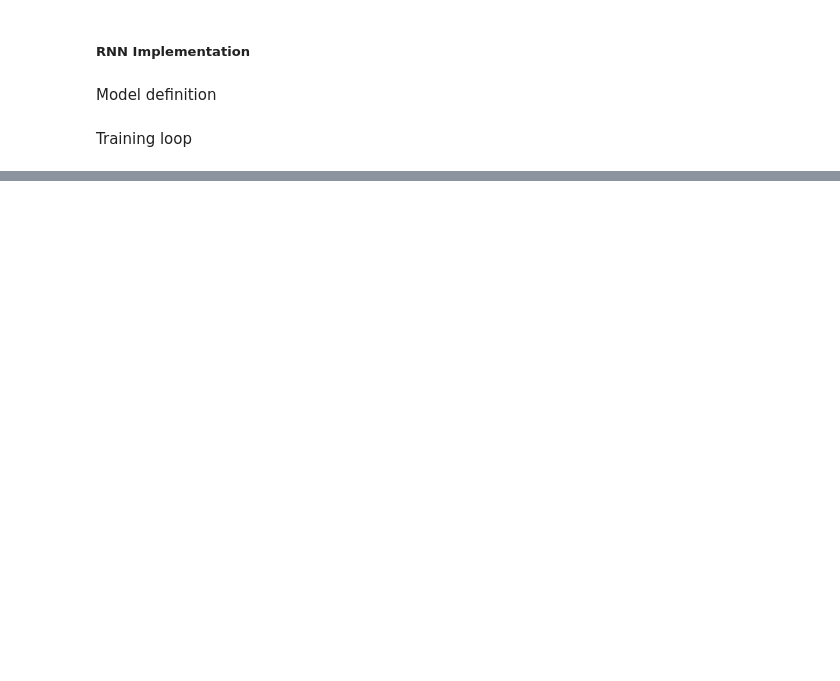
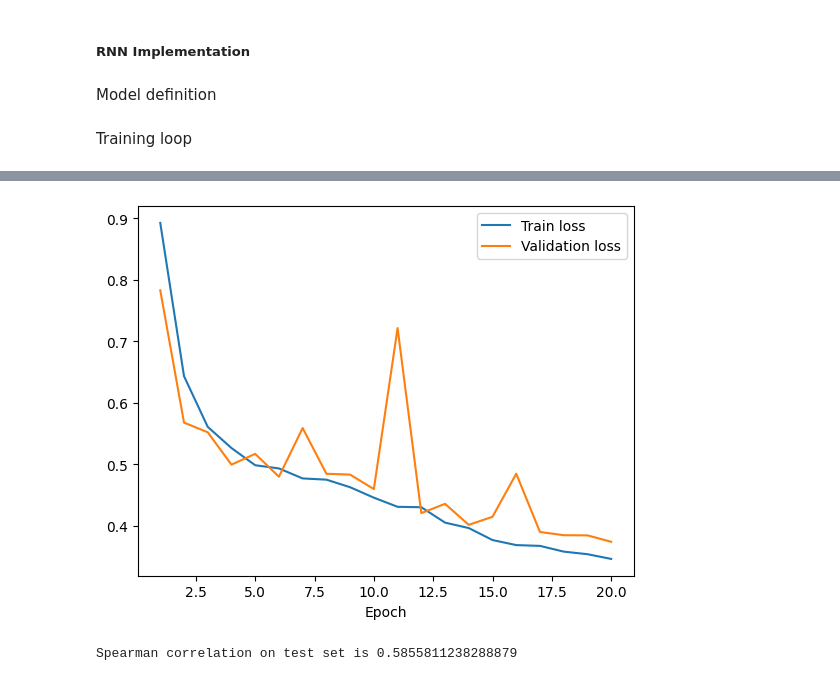
Before and after one commit to mels273/dl-homework2, a Jupyter notebook: q2/Q2.ipynb, the cells around one changed output, grey strips where cells are left out. Saved outputs shown, nothing was run; the diff lists cells and outputs as text; code cells hidden in the pictures; blank space fills up the shorter version.

```diff
--- a/q2/Q2.ipynb
+++ b/q2/Q2.ipynb
@@ -331,0 +535,31 @@ tensor(0.5584)
+# %%
+# Plots
+epochs = [i+1 for i in range(20)]
+
+plot(epochs, {"Train loss":best_model["train_losses"], "Validation loss":best_model["val_losses"]})
+# %% [output]
+[figure, added]
+# %%
+# Evaluate on test dataset
+model = RNN().to(device)
+
+# Data loader for test dataset
+test_loader = DataLoader(ds_test, len(ds_test), shuffle=False)
+
+model.load_state_dict(best_model["state"])
+
+test_corr = 0.0
+for x, y, mask in test_loader:
+
+    # Add channel dimension to x
+    x = x.unsqueeze(1)
+
+    # Compute spearman correlation
+    test_corr = masked_spearman_correlation( model(x), y, mask)
+
+    # Break (single batch)
+    break
+
+print(f"Spearman correlation on test set is {test_corr}")
+# %% [output]
+Spearman correlation on test set is 0.5855811238288879
```
Also changed, not shown: parts of 18 cells of this notebook.
